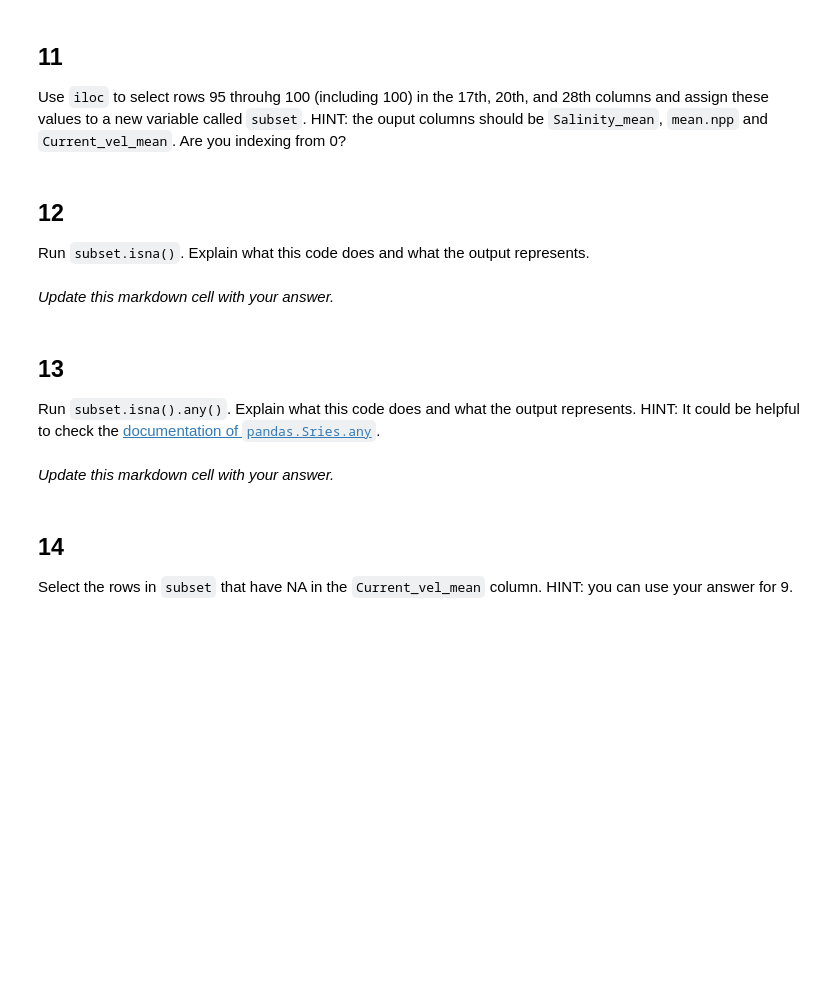
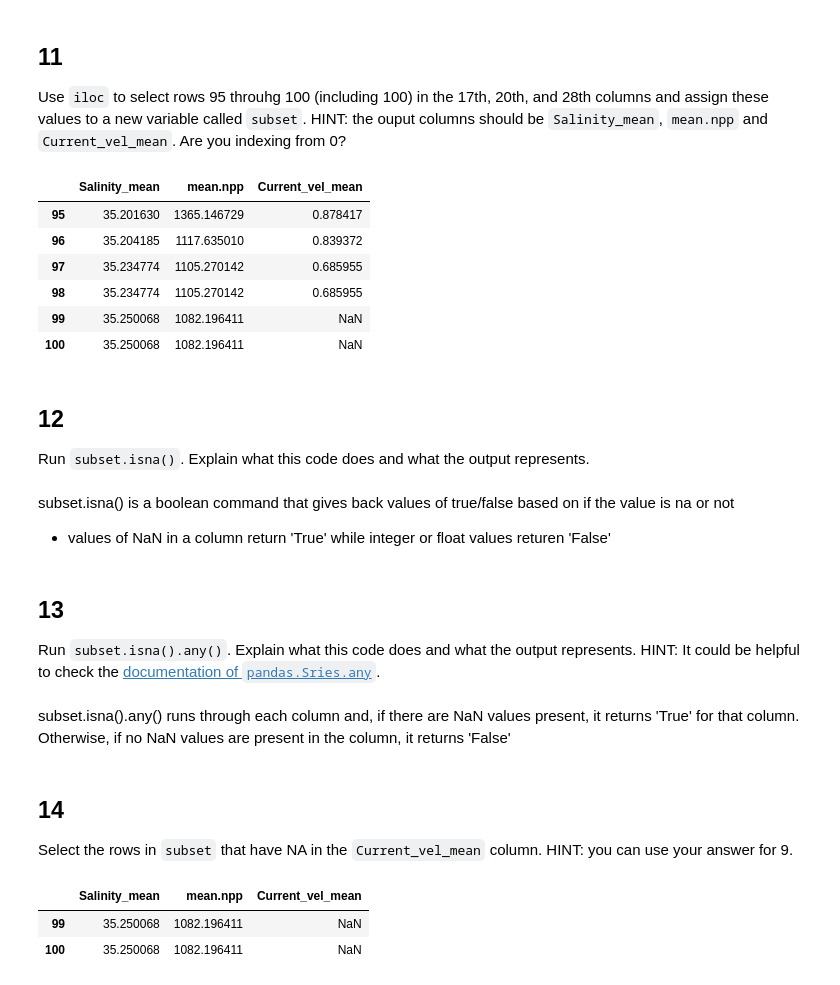
Before and after one commit to fletcher-m/eds220-hwk-1, a Jupyter notebook: hwk1-task3.ipynb, the cells around one changed output. Cells and saved outputs as stored; diff of their text form; code cells hidden in the pictures; blank space fills up the shorter version.

```diff
--- a/hwk1-task3.ipynb
+++ b/hwk1-task3.ipynb
@@ -228,14 +226,27 @@ Use `iloc` to select rows 95 throuhg 100 (including 100) in the 17th, 20th, and
+# %%
+subset = coral_div.iloc[95:101, [16, 19, 27]]
+subset
+# %% [output]
+|  | Salinity_mean | mean.npp | Current_vel_mean |
+| 95 | 35.201630 | 1365.146729 | 0.878417 |
+| 96 | 35.204185 | 1117.635010 | 0.839372 |
+| 97 | 35.234774 | 1105.270142 | 0.685955 |
+| 98 | 35.234774 | 1105.270142 | 0.685955 |
+| 99 | 35.250068 | 1082.196411 | NaN |
+| 100 | 35.250068 | 1082.196411 | NaN |
 # %% [markdown]
 ## 12
 
 Run `subset.isna()`. Explain what this code does and what the output represents.
-# %% [markdown]
-*Update this markdown cell with your answer.*
+# %% [markdown]
+subset.isna() is a boolean command that gives back values of true/false based on if the value is na or not
+
+- values of NaN in a column return 'True' while integer or float values returen 'False'
 # %% [markdown]
 ## 13
 Run `subset.isna().any()`. Explain what this code does and what the output represents. HINT: It could be helpful to check the [documentation of `pandas.Sries.any`](https://pandas.pydata.org/docs/reference/api/pandas.Series.any.html).
-# %% [markdown]
-*Update this markdown cell with your answer.*
+# %% [markdown]
+subset.isna().any() runs through each column and, if there are NaN values present, it returns 'True' for that column. Otherwise, if no NaN values are present in the column, it returns 'False'
 # %% [markdown]
 ## 14
 
@@ -244,0 +254,8 @@ Select the rows in `subset` that have NA in the `Current_vel_mean` column. HINT:
+# %%
+
+
+subset[subset['Current_vel_mean'].isna()]
+# %% [output]
+|  | Salinity_mean | mean.npp | Current_vel_mean |
+| 99 | 35.250068 | 1082.196411 | NaN |
+| 100 | 35.250068 | 1082.196411 | NaN |
```
Also changed, not shown: parts of 2 cells of this notebook.
